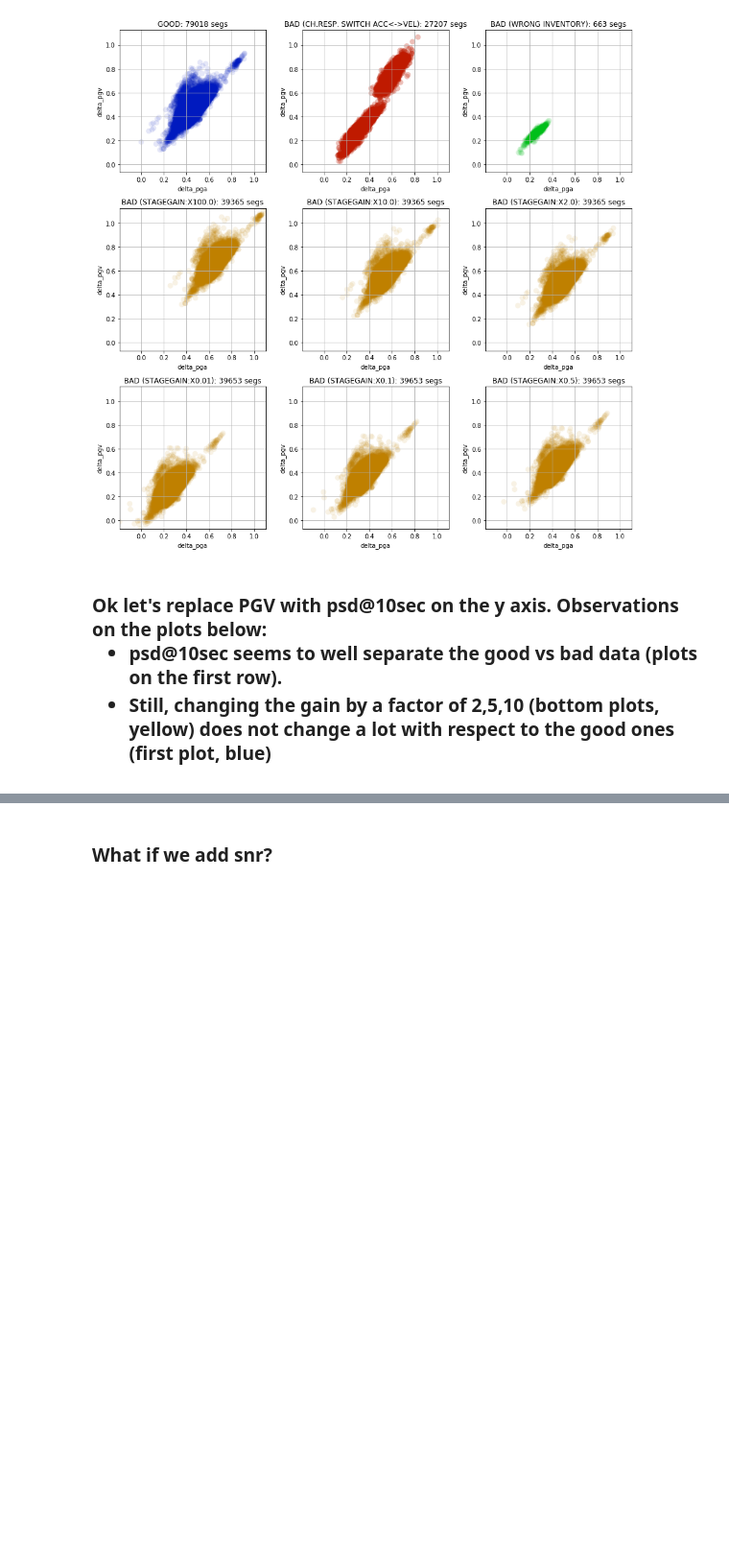
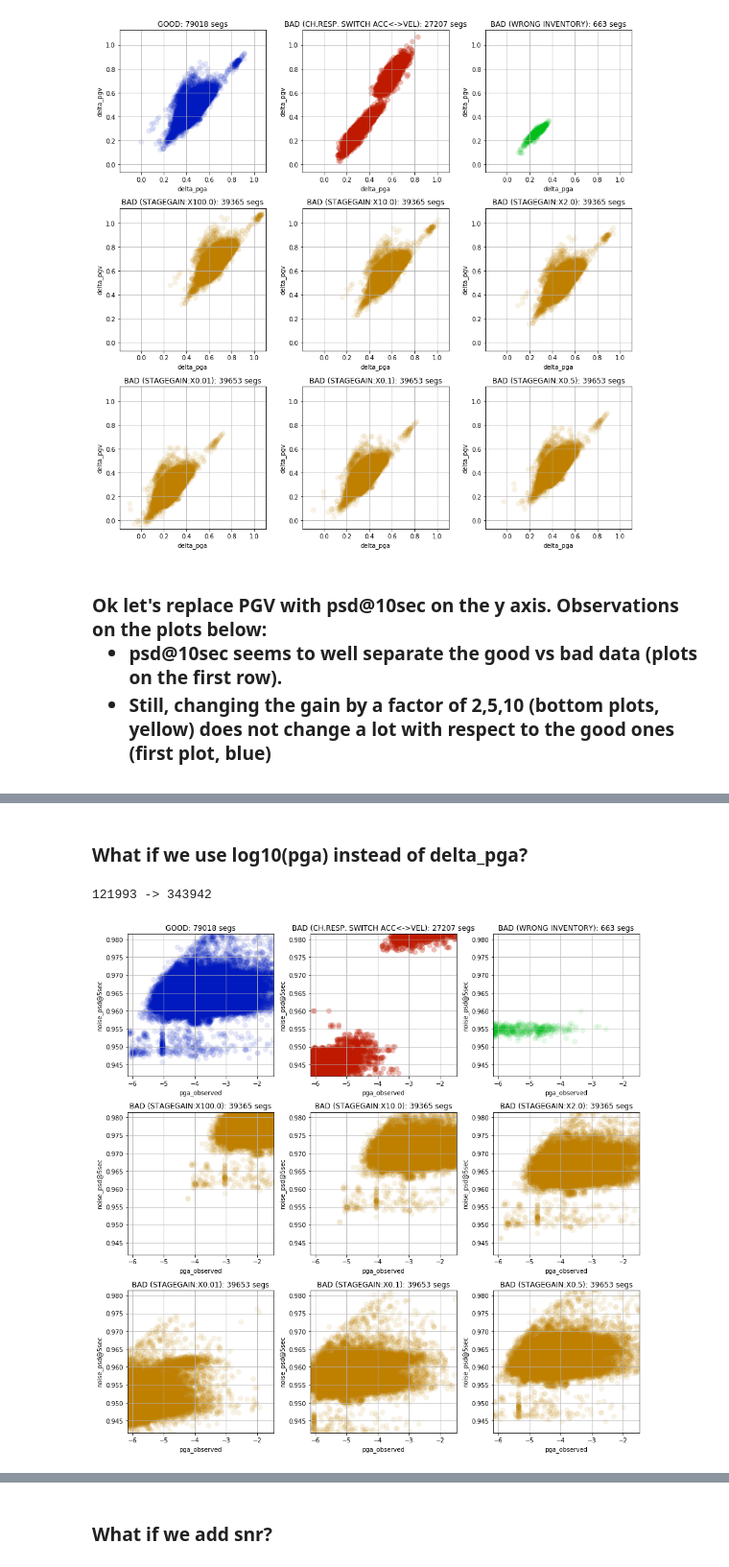
Before and after one commit to rizac/sod, a Jupyter notebook: sod/jupyter/Inspect.dataset.ipynb, the cells around one changed output, grey strips where cells are left out. Shown at 96% size. Cells and saved outputs as stored; diff of their text form; code cells hidden in the pictures; blank space fills up the shorter version.

```diff
--- a/sod/jupyter/Inspect.dataset.ipynb
+++ b/sod/jupyter/Inspect.dataset.ipynb
@@ -63,6 +63,7 @@ outl. (gain X2 or X0.5)              56
 total                               329
 # %%
 import matplotlib.pyplot as plt
+from sod.evaluation import is_outlier
 import matplotlib
 from mpl_toolkits.mplot3d import Axes3D
 %matplotlib inline
@@ -75,13 +76,11 @@ def plot(df, col_x, col_y, col_z=None, axis_lim=None):
     at 0.05 quantile of the data distribution and 0.95 quantile, respectuvely'''
     if LOW_SNR:
         df = df[df['snr'] > 3]
+    is_outl = is_outlier(df)
     df = df[:int(len(df) * PLOT_RATIO)]
     # df = df[(~df['low_snr']) & ~(df['saturated'])]
-    df_ok = df[df['outlier']==0]
-    df_no = df[df['outlier']!=0]
-
-#     minx, maxx = -0.001, 0.001
-#     miny, maxy = -0.00025, 0.00025  ax.set_zlabel('Z')
+    df_ok = df[~is_outl]
+    df_no = df[is_outl]
 
     if axis_lim is None:
         minx, maxx = (df[col_x]).min(), (df[col_x]).max()
@@ -96,6 +95,22 @@ def plot(df, col_x, col_y, col_z=None, axis_lim=None):
         if col_z is not None:
             minz, maxz = df[col_z].quantile([1-axis_lim, axis_lim])
 
+
+    # divide the dataframe in bins. Take PLOT_RATIO randomly points for each bin
+    indices = set()
+    for c in [col_x, col_y] + ([] if col_z is None else [col_z]):
+        bins = pd.cut(df[c], 10)
+        for _, df_ in df.groupby(bins):
+            if df_.empty:
+                continue
+            num = int(len(df_) * PLOT_RATIO)
+            if num < 1:
+                num = 1
+            indices |= set(df_.sample(num).index.values)
+
+    l = len(df)
+    df = df.loc[list(indices), : ]
+    print("%d -> %d " % (len(df), l))
     fig = plt.figure(figsize=(15, 15))
 
     def newaxes(index):
@@ -202 +219,15 @@ plot(dataframe, 'delta_pga', 'noise_psd@5sec', axis_lim=.95)  # with delta_pgv d
 [figure]
+# %% [markdown]
+<h3>What if we use log10(pga) instead of delta_pga?
+    <!-- <ul>
+        <li>At low periods we have more antropic noise, but apparently if we have a really wrong inventory (first row of plots) psd@0.1sec seem to perform as psd@10sec for good vs bad data (plots on the first row).
+        <li>But, changing the gain by a factor of 2,5,10 (bottom plots, yellow) does not change a lot with respect to the good ones (first plot, blue), and in this case psd@10sec performs better
+    </ul> -->
+</h3>
+# %%
+dfr = dataframe[['pga_observed', 'noise_psd@5sec', 'outlier', 'modified']].copy()
+dfr['pga_observed'] = np.log10(dfr['pga_observed'].abs())
+plot(dfr, 'pga_observed', 'noise_psd@5sec', axis_lim=.96)  # with delta_pgv does not change a lot
+# %% [output]
+121993 -> 343942
+[figure, added]
```
Also changed, not shown: parts of 8 cells of this notebook, 5 other files.
